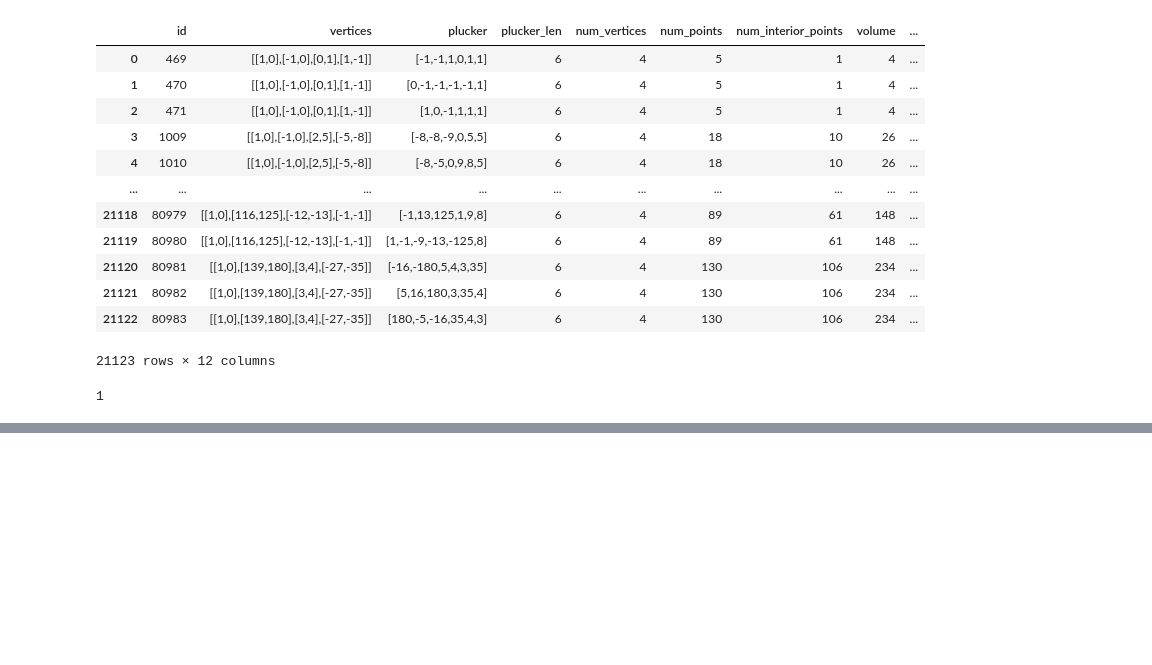
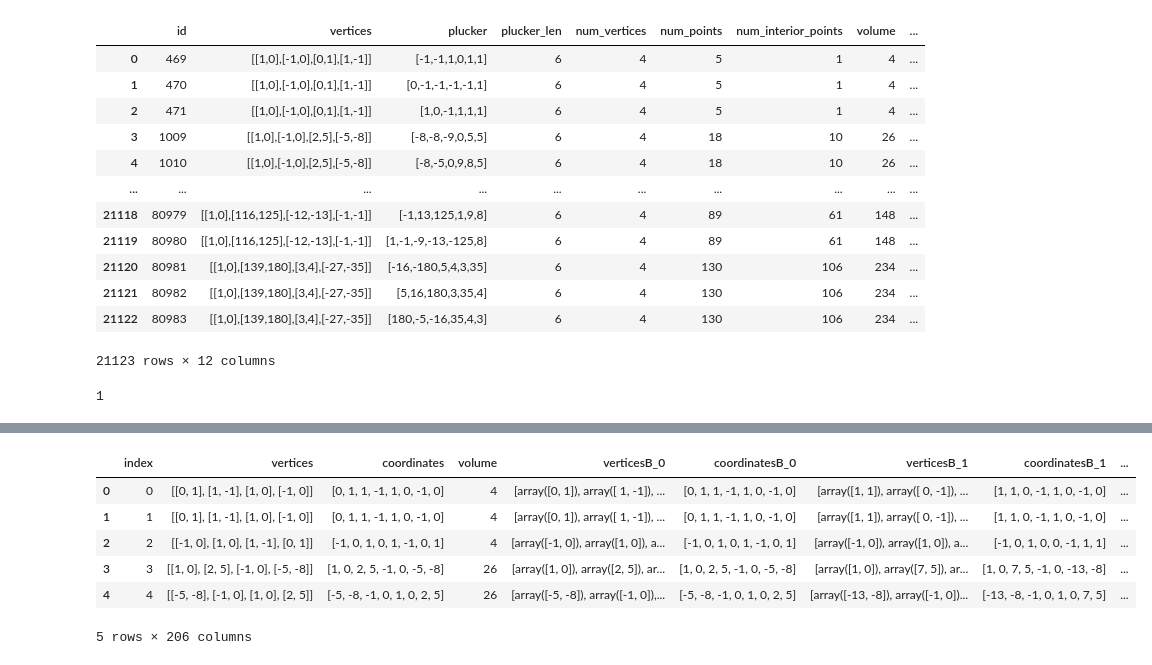
Before and after one commit to andykr1k/PolytopeML, a Jupyter notebook: model/CreatingDatabasePolytope.ipynb, the cells around one changed output, grey strips where cells are left out. Cells and saved outputs as stored; diff of their text form; code cells hidden in the pictures; blank space fills up the shorter version.

```diff
--- a/model/CreatingDatabasePolytope.ipynb
+++ b/model/CreatingDatabasePolytope.ipynb
@@ -118,14 +119,22 @@ SyntaxError: ignored
 # %%
-database_name = '/content/{0}Vertices_k{1}.db'.format(1 + 3, k_max)
+database_name = '../data/{0}Vertices_k{1}.db'.format(1 + 3, k_max)
 conn = sqlite3.connect(database_name)
 data_toSQL = Final_df.applymap(str)
 data_toSQL.to_sql('Data', conn, if_exists='replace')
 conn.close()
 
 #Checking the database has the correct Polygon Data.
 conn = sqlite3.connect(database_name)
 # Read a table from the database into a Pandas DataFrame
 check_df = pd.read_sql('SELECT * FROM Data', conn)
 # Close the database connection
 conn.close()
 check_df.head()
+# %% [output]
+|  | index | vertices | coordinates | volume | verticesB_0 | coordinatesB_0 | verticesB_1 | coordinatesB_1 | ... |
+| 0 | 0 | [[0, 1], [1, -1], [1, 0], [-1, 0]] | [0, 1, 1, -1, 1, 0, -1, 0] | 4 | [array([0, 1]), array([ 1, -1]), ... | [0, 1, 1, -1, 1, 0, -1, 0] | [array([1, 1]), array([ 0, -1]), ... | [1, 1, 0, -1, 1, 0, -1, 0] | ... |
+| 1 | 1 | [[0, 1], [1, -1], [1, 0], [-1, 0]] | [0, 1, 1, -1, 1, 0, -1, 0] | 4 | [array([0, 1]), array([ 1, -1]), ... | [0, 1, 1, -1, 1, 0, -1, 0] | [array([1, 1]), array([ 0, -1]), ... | [1, 1, 0, -1, 1, 0, -1, 0] | ... |
+| 2 | 2 | [[-1, 0], [1, 0], [1, -1], [0, 1]] | [-1, 0, 1, 0, 1, -1, 0, 1] | 4 | [array([-1, 0]), array([1, 0]), a... | [-1, 0, 1, 0, 1, -1, 0, 1] | [array([-1, 0]), array([1, 0]), a... | [-1, 0, 1, 0, 0, -1, 1, 1] | ... |
+| 3 | 3 | [[1, 0], [2, 5], [-1, 0], [-5, -8]] | [1, 0, 2, 5, -1, 0, -5, -8] | 26 | [array([1, 0]), array([2, 5]), ar... | [1, 0, 2, 5, -1, 0, -5, -8] | [array([1, 0]), array([7, 5]), ar... | [1, 0, 7, 5, -1, 0, -13, -8] | ... |
+| 4 | 4 | [[-5, -8], [-1, 0], [1, 0], [2, 5]] | [-5, -8, -1, 0, 1, 0, 2, 5] | 26 | [array([-5, -8]), array([-1, 0]),... | [-5, -8, -1, 0, 1, 0, 2, 5] | [array([-13, -8]), array([-1, 0])... | [-13, -8, -1, 0, 1, 0, 7, 5] | ... |
+5 rows × 206 columns
```
Also changed, not shown: parts of 4 cells of this notebook, 3 other files.
